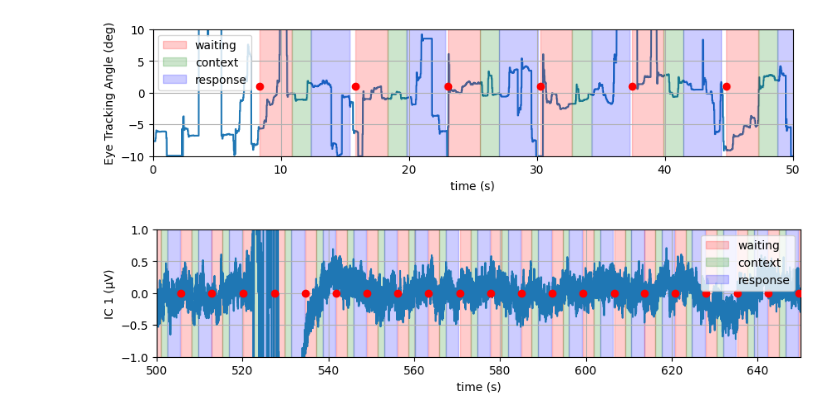
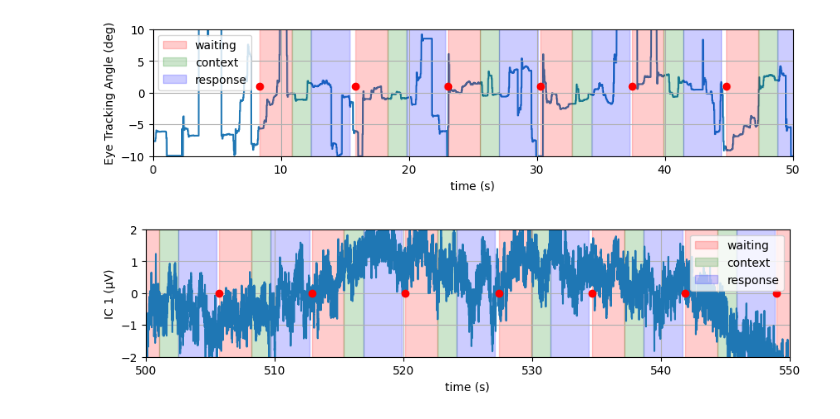
Before and after one commit to hytopoulos/macaque-cortical-activity, a Jupyter notebook: model_exploration.ipynb, the cells around one changed output. Drawn from its saved outputs; the diff is of its cells as text; code cells hidden in the pictures.

```diff
--- a/model_exploration.ipynb
+++ b/model_exploration.ipynb
@@ -71,29 +55,29 @@ plt.show()
 # %%
 look_angle = eyetrack['EyeTrackData'].T[2, :]
 
 fig, ax = plt.subplots(figsize=(10, 2))
-ax.plot(np.linspace(0, fastica.shape[1] / 250, fastica.shape[1]), fastica[0], zorder=2)
+ax.plot(np.linspace(0, fastica.shape[1] / 250, fastica.shape[1]), fastica[4], zorder=2)
 ax.scatter(event['EventTime'], np.linspace(0, 0, event['EventTime'].shape[1]), c='red', zorder=3)
 ax.set(xlabel='time (s)', ylabel='IC 1 (μV)')
 ax.grid()
 
 
 for t in event['EventTime'][0]:
   ax.axvspan(t, t + 2.5, alpha=0.2, color='red')
   ax.axvspan(t + 2.5, t + 4, alpha=0.2, color='green')
   ax.axvspan(t + 4, t + 7, alpha=0.2, color='blue')
 
 # labels for legend
 ax.axvspan(0, 0, alpha=0.2, color='red', label='waiting')
 ax.axvspan(0, 0, alpha=0.2, color='green', label='context')
 ax.axvspan(0, 0, alpha=0.2, color='blue', label='response')
 plt.legend(loc='upper right')
 
-plt.xlim(500, 650)
-plt.ylim(-1, 1)
+plt.xlim(500, 550)
+plt.ylim(-2, 2)
 plt.show()
 # %% [output]
-[figure, old version]
+[figure, new version]
 # %%
 # THIS CELL NEEDS TO BE RUN EVERY TIME
 
```
Also changed, not shown: parts of 22 cells of this notebook.
